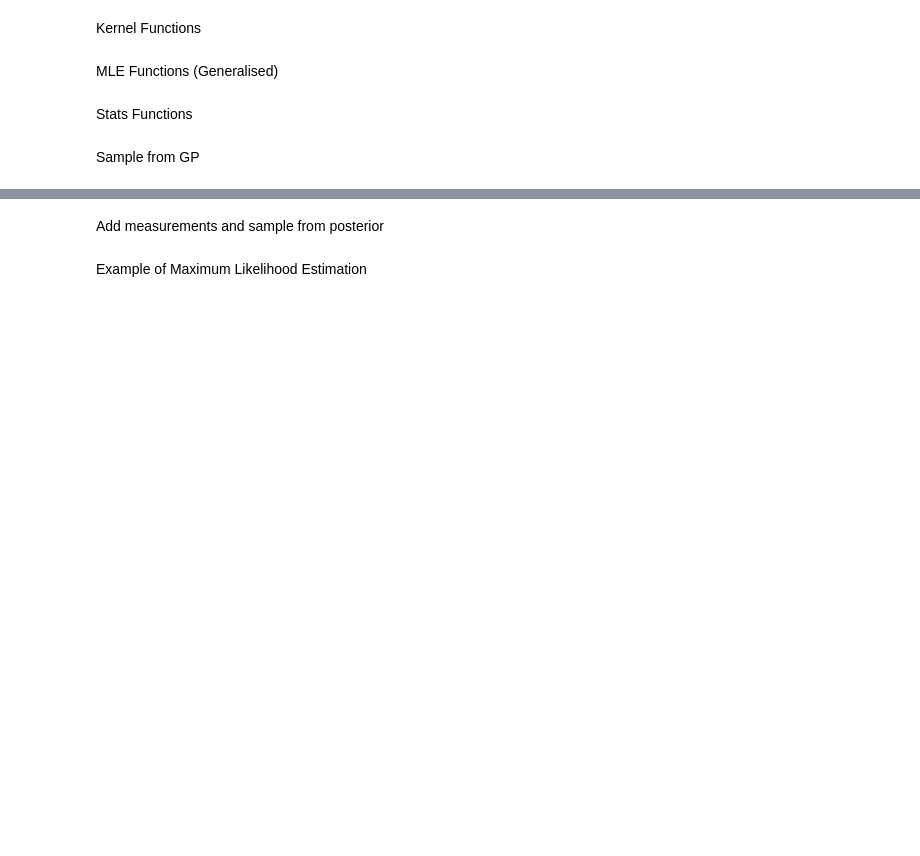
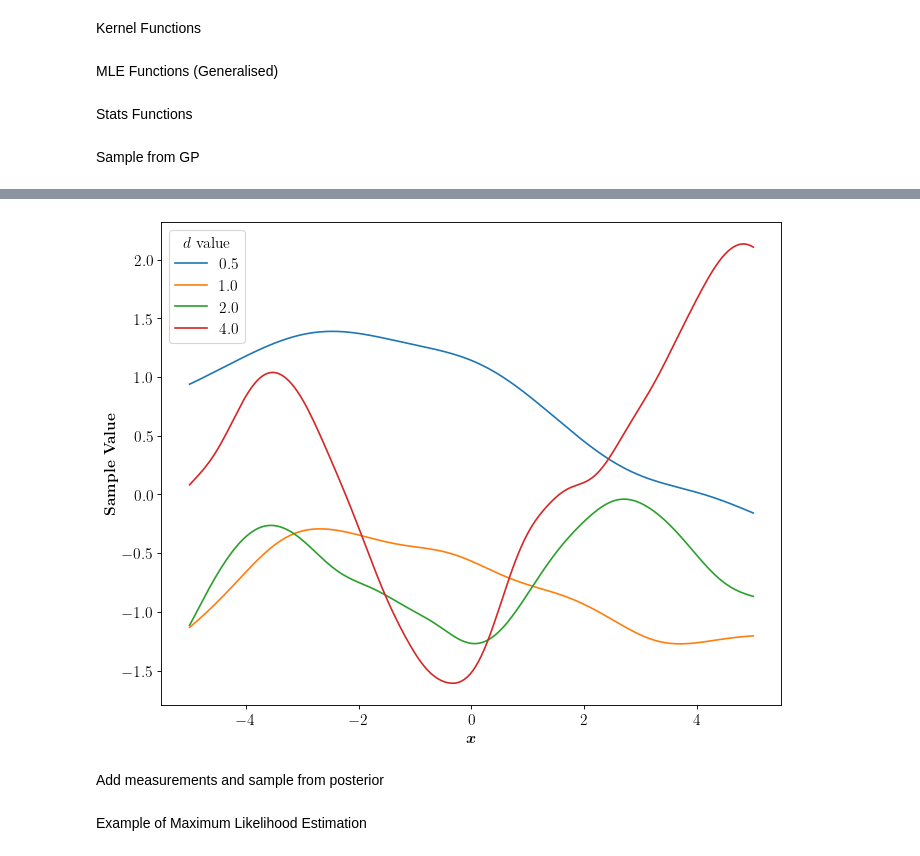
Before and after one commit to sooogzzz/GPnotebook, a Jupyter notebook: refractored_code.ipynb, the cells around one changed output, grey strips where cells are left out. Drawn from its saved outputs; the diff is of its cells as text; code cells hidden in the pictures; blank space fills up the shorter version.

```diff
--- a/refractored_code.ipynb
+++ b/refractored_code.ipynb
@@ -464,17 +489,26 @@ Sample from GP
 # %%
 n = 200
 xmin = -5
 xmax = 5
 x = np.linspace(xmin,xmax,n).reshape(-1,1)
 
 # define hyps
 a = 1
-alpha = 2
-omega = 1/alpha
-d = 1
+alpha = 1
+omegas = 1/alpha
+ds = np.array([0.5,1,2,4])
 
-Kx = Km5_2([a,omega,d],x,x)
-sqrtKx = np.real( la.sqrtm(Kx) )
+plt.figure(figsize=(10,8), dpi = 80)
+for d in ds:
+    Kx = Krq([a,omega,d],x,x)
+    sqrtKx = np.real( la.sqrtm(Kx) )
+    y = (np.random.normal(0,1, (1,n)) @ sqrtKx).reshape(-1,1) # draw from gp
+    plt.plot(x,y, label = f'{d}')
 
-y = (np.random.normal(0,1, (1,n)) @ sqrtKx).reshape(-1,1) # draw from gp
+plt.ylabel(r'\textbf{Sample Value}')
+plt.xlabel(r'\boldmath$x$')
+plt.legend(title = r'$d$ value')
+plt.show()
+# %% [output]
+[figure, added]
 # %%
```
Also changed, not shown: parts of 3 cells of this notebook.
